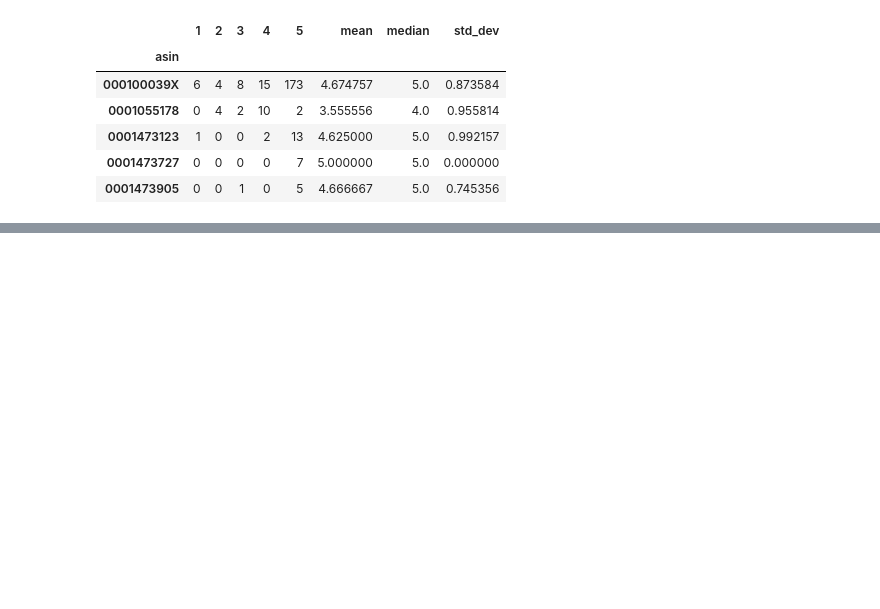
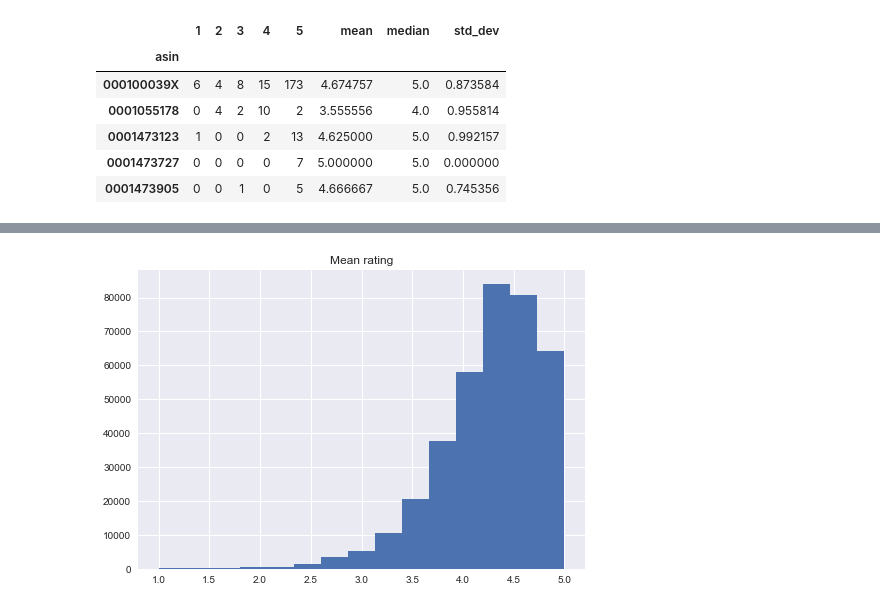
Before and after one commit to adamkozak/ADA2017-project, a Jupyter notebook: Project/Positive-negative-controversial.ipynb, the cells around one changed output, grey strips where cells are left out. Saved outputs shown, nothing was run; the diff lists cells and outputs as text; code cells hidden in the pictures; blank space fills up the shorter version.

```diff
--- a/Project/Positive-negative-controversial.ipynb
+++ b/Project/Positive-negative-controversial.ipynb
@@ -46,0 +59,10 @@ reviews_df_small.head()
+# %%
+reviews_df = reviews_df.assign(mean = np.nan, median = np.nan, std_dev = np.nan)
+
+for index in reviews_df.index:
+    mean,median,std_dev = calculate_stats(reviews_df,index)
+    reviews_df.at[index,'mean'] = mean
+    reviews_df.at[index,'median'] = median
+    reviews_df.at[index,'std_dev'] = std_dev
+
+reviews_df.head()
@@ -46,0 +77,6 @@ reviews_df_small.head()
+# %%
+plt.hist(reviews_df['mean'],bins=15)
+plt.title('Mean rating')
+plt.show()
+# %% [output]
+[figure, added]
```
Also changed, not shown: parts of 13 cells of this notebook.
